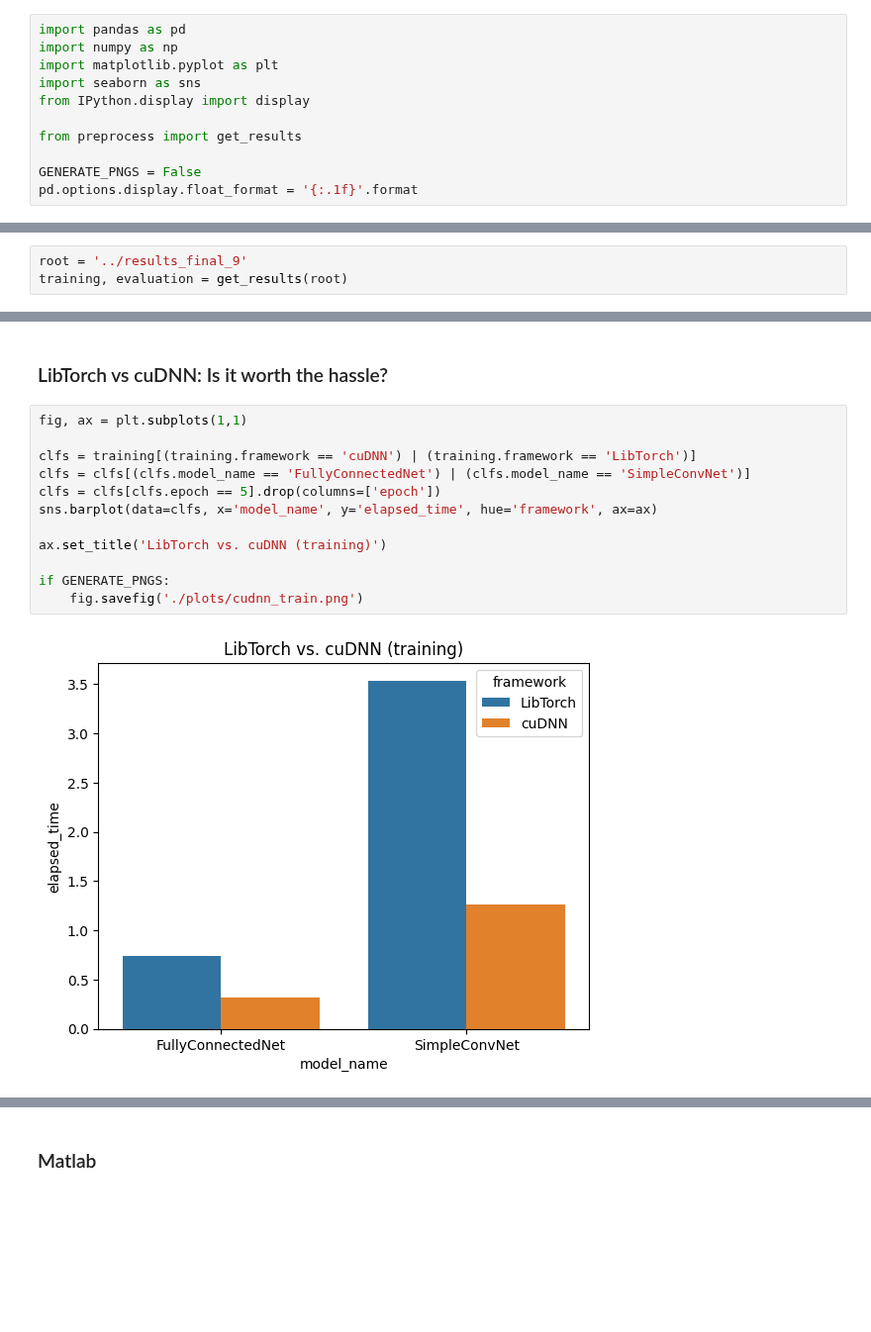
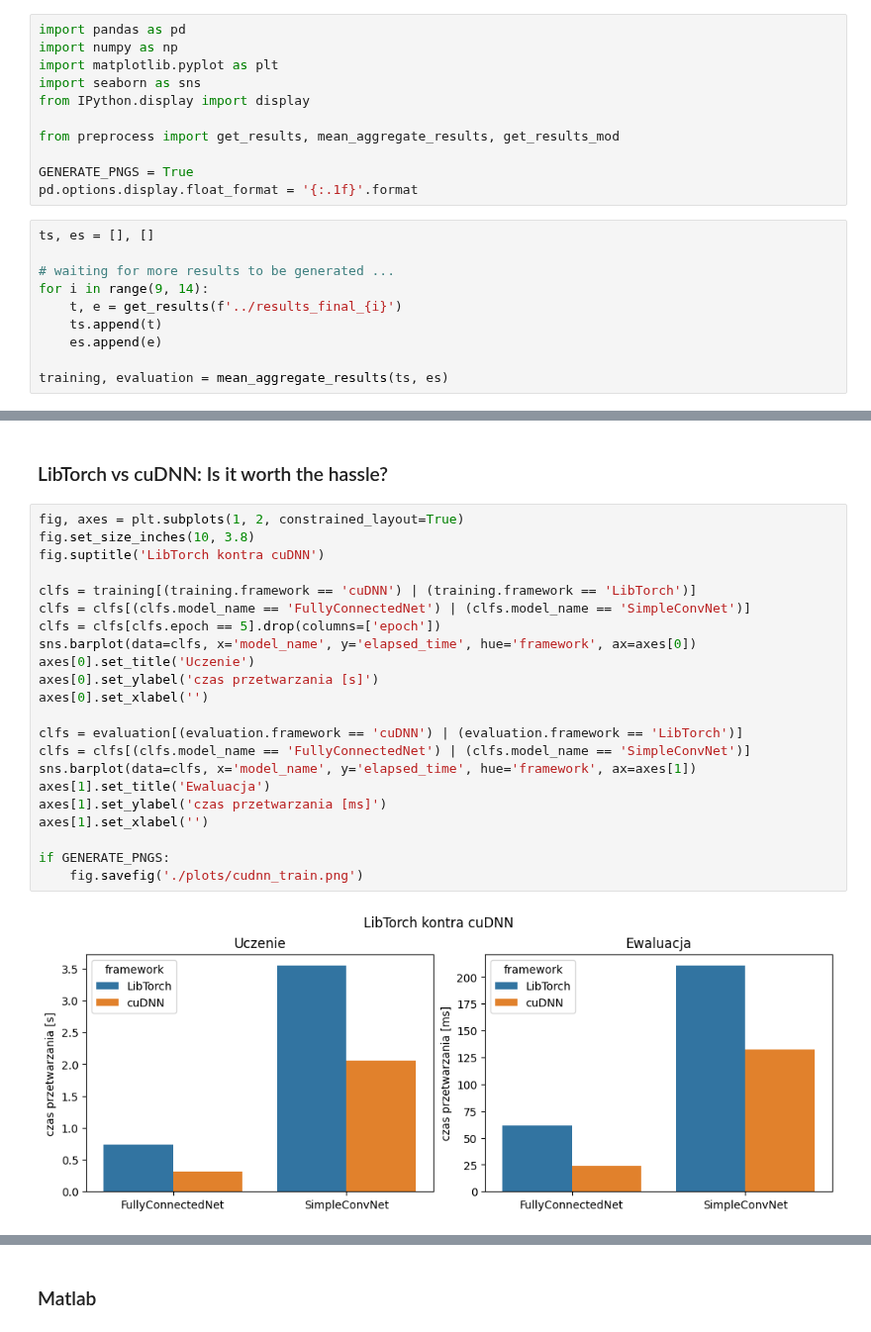
Before and after one commit to mihawb/dnn-lang-comparison, a Jupyter notebook: analysis/rolling_analysis.ipynb, the cells around one changed output, grey strips where cells are left out. Shown at 99% size. Cells and saved outputs as stored; diff of their text form; blank space fills up the shorter version.

```diff
--- a/analysis/rolling_analysis.ipynb
+++ b/analysis/rolling_analysis.ipynb
@@ -5,13 +5,20 @@ import matplotlib.pyplot as plt
 import seaborn as sns
 from IPython.display import display
 
-from preprocess import get_results
+from preprocess import get_results, mean_aggregate_results, get_results_mod
 
-GENERATE_PNGS = False
+GENERATE_PNGS = True
 pd.options.display.float_format = '{:.1f}'.format
+# %%
+ts, es = [], []
+
+# waiting for more results to be generated ...
+for i in range(9, 14):
+	t, e = get_results(f'../results_final_{i}')
+	ts.append(t)
+	es.append(e)
+
+training, evaluation = mean_aggregate_results(ts, es)
 # %% [markdown]
 ### LibTorch: native and imported models
-# %%
-root = '../results_final_9'
-training, evaluation = get_results(root)
 # %%
@@ -123,16 +124,26 @@ if GENERATE_PNGS:
 # %% [markdown]
 ### LibTorch vs cuDNN: Is it worth the hassle?
 # %%
-fig, ax = plt.subplots(1,1)
+fig, axes = plt.subplots(1, 2, constrained_layout=True)
+fig.set_size_inches(10, 3.8)
+fig.suptitle('LibTorch kontra cuDNN')
 
 clfs = training[(training.framework == 'cuDNN') | (training.framework == 'LibTorch')]
 clfs = clfs[(clfs.model_name == 'FullyConnectedNet') | (clfs.model_name == 'SimpleConvNet')]
 clfs = clfs[clfs.epoch == 5].drop(columns=['epoch'])
-sns.barplot(data=clfs, x='model_name', y='elapsed_time', hue='framework', ax=ax)
+sns.barplot(data=clfs, x='model_name', y='elapsed_time', hue='framework', ax=axes[0])
+axes[0].set_title('Uczenie')
+axes[0].set_ylabel('czas przetwarzania [s]')
+axes[0].set_xlabel('')
 
-ax.set_title('LibTorch vs. cuDNN (training)')
+clfs = evaluation[(evaluation.framework == 'cuDNN') | (evaluation.framework == 'LibTorch')]
+clfs = clfs[(clfs.model_name == 'FullyConnectedNet') | (clfs.model_name == 'SimpleConvNet')]
+sns.barplot(data=clfs, x='model_name', y='elapsed_time', hue='framework', ax=axes[1])
+axes[1].set_title('Ewaluacja')
+axes[1].set_ylabel('czas przetwarzania [ms]')
+axes[1].set_xlabel('')
 
 if GENERATE_PNGS:
 	fig.savefig('./plots/cudnn_train.png')
 # %% [output]
-[figure, old version]
+[figure, new version]
```
Also changed, not shown: parts of 17 cells of this notebook, 5 other files.
